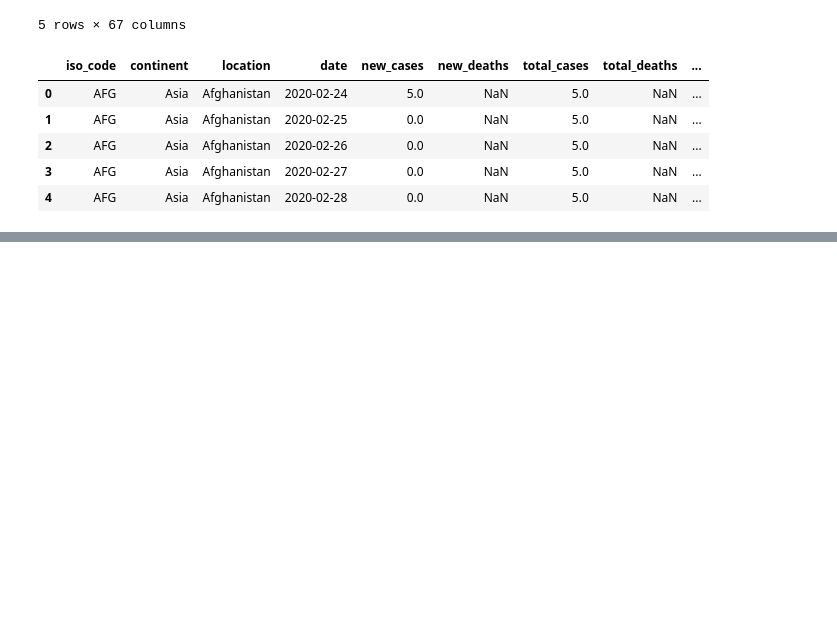
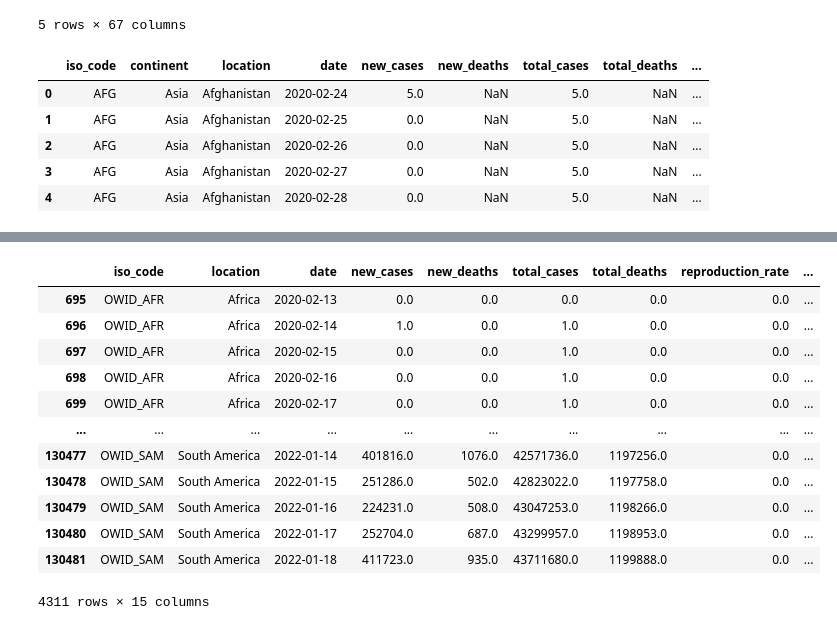
Before and after one commit to ajdelcarpiogom/FinalProject, a Jupyter notebook: FinalProject clean Data for Tableau.ipynb, the cells around one changed output, grey strips where cells are left out. Drawn from its saved outputs; the diff is of its cells as text; code cells hidden in the pictures; blank space fills up the shorter version.

```diff
--- a/FinalProject clean Data for Tableau.ipynb
+++ b/FinalProject clean Data for Tableau.ipynb
@@ -57,2 +66,20 @@ continents_df.head()
+# %%
+# When the 'location' is the continent then the continent column is empty so we can drop that column
+continents_df = continents_df.drop(columns="continent")
+continents_df
+# %% [output]
+|  | iso_code | location | date | new_cases | new_deaths | total_cases | total_deaths | reproduction_rate | ... |
+| 695 | OWID_AFR | Africa | 2020-02-13 | 0.0 | 0.0 | 0.0 | 0.0 | 0.0 | ... |
+| 696 | OWID_AFR | Africa | 2020-02-14 | 1.0 | 0.0 | 1.0 | 0.0 | 0.0 | ... |
+| 697 | OWID_AFR | Africa | 2020-02-15 | 0.0 | 0.0 | 1.0 | 0.0 | 0.0 | ... |
+| 698 | OWID_AFR | Africa | 2020-02-16 | 0.0 | 0.0 | 1.0 | 0.0 | 0.0 | ... |
+| 699 | OWID_AFR | Africa | 2020-02-17 | 0.0 | 0.0 | 1.0 | 0.0 | 0.0 | ... |
+| ... | ... | ... | ... | ... | ... | ... | ... | ... | ... |
+| 130477 | OWID_SAM | South America | 2022-01-14 | 401816.0 | 1076.0 | 42571736.0 | 1197256.0 | 0.0 | ... |
+| 130478 | OWID_SAM | South America | 2022-01-15 | 251286.0 | 502.0 | 42823022.0 | 1197758.0 | 0.0 | ... |
+| 130479 | OWID_SAM | South America | 2022-01-16 | 224231.0 | 508.0 | 43047253.0 | 1198266.0 | 0.0 | ... |
+| 130480 | OWID_SAM | South America | 2022-01-17 | 252704.0 | 687.0 | 43299957.0 | 1198953.0 | 0.0 | ... |
+| 130481 | OWID_SAM | South America | 2022-01-18 | 411723.0 | 935.0 | 43711680.0 | 1199888.0 | 0.0 | ... |
+4311 rows × 15 columns
 # %%
 # Export the data
```
Also changed, not shown: parts of 4 cells of this notebook, 1 other file.
